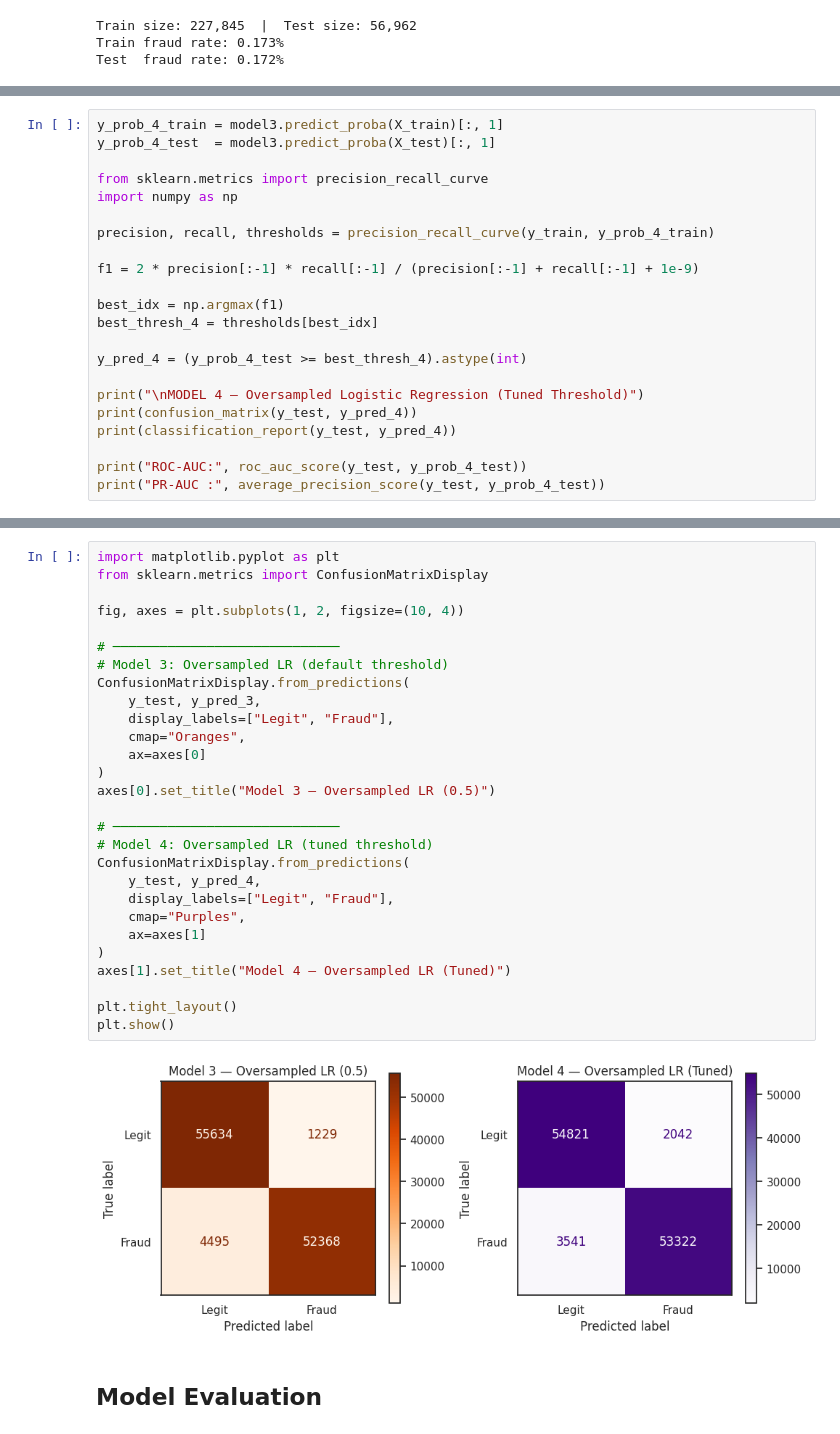
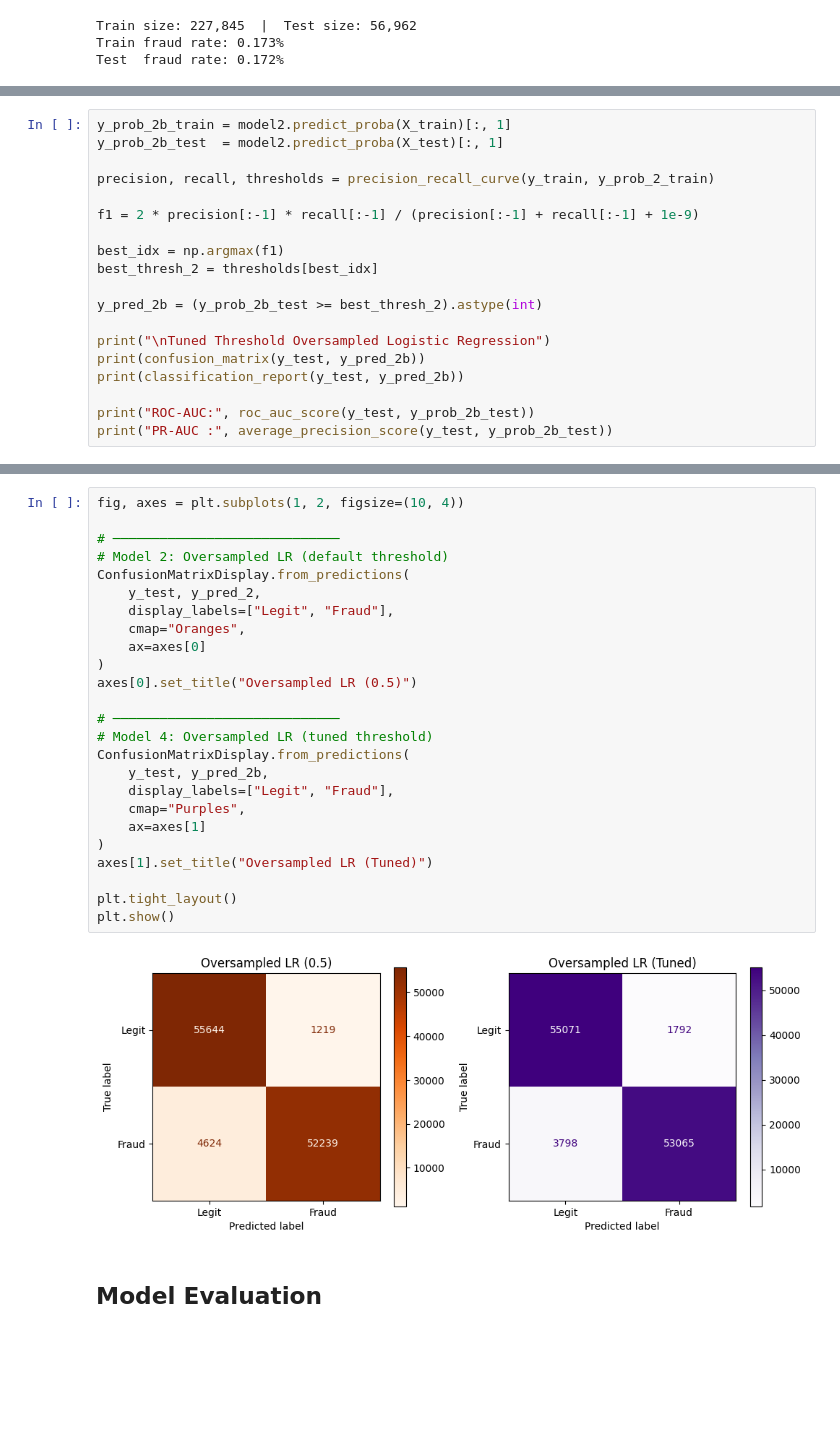
Before and after one commit to macyrm/AnalyticsFinal, a Jupyter notebook: fraud.ipynb, the cells around one changed output, grey strips where cells are left out. Saved outputs shown, nothing was run; the diff lists cells and outputs as text; blank space fills up the shorter version.

```diff
--- a/fraud.ipynb
+++ b/fraud.ipynb
@@ -434,23 +437,20 @@ Best threshold: 0.376
 # %%
-y_prob_4_train = model3.predict_proba(X_train)[:, 1]
-y_prob_4_test  = model3.predict_proba(X_test)[:, 1]
+y_prob_2b_train = model2.predict_proba(X_train)[:, 1]
+y_prob_2b_test  = model2.predict_proba(X_test)[:, 1]
 
-from sklearn.metrics import precision_recall_curve
-import numpy as np
-
-precision, recall, thresholds = precision_recall_curve(y_train, y_prob_4_train)
+precision, recall, thresholds = precision_recall_curve(y_train, y_prob_2_train)
 
 f1 = 2 * precision[:-1] * recall[:-1] / (precision[:-1] + recall[:-1] + 1e-9)
 
 best_idx = np.argmax(f1)
-best_thresh_4 = thresholds[best_idx]
+best_thresh_2 = thresholds[best_idx]
 
-y_pred_4 = (y_prob_4_test >= best_thresh_4).astype(int)
+y_pred_2b = (y_prob_2b_test >= best_thresh_2).astype(int)
 
-print("\nMODEL 4 — Oversampled Logistic Regression (Tuned Threshold)")
-print(confusion_matrix(y_test, y_pred_4))
-print(classification_report(y_test, y_pred_4))
+print("\nTuned Threshold Oversampled Logistic Regression")
+print(confusion_matrix(y_test, y_pred_2b))
+print(classification_report(y_test, y_pred_2b))
 
-print("ROC-AUC:", roc_auc_score(y_test, y_prob_4_test))
-print("PR-AUC :", average_precision_score(y_test, y_prob_4_test))
+print("ROC-AUC:", roc_auc_score(y_test, y_prob_2b_test))
+print("PR-AUC :", average_precision_score(y_test, y_prob_2b_test))
 # %% [output]
@@ -471,32 +471,29 @@ PR-AUC : 0.9895035189430256
 # %%
-import matplotlib.pyplot as plt
-from sklearn.metrics import ConfusionMatrixDisplay
-
 fig, axes = plt.subplots(1, 2, figsize=(10, 4))
 
 # ─────────────────────────────
-# Model 3: Oversampled LR (default threshold)
+# Model 2: Oversampled LR (default threshold)
 ConfusionMatrixDisplay.from_predictions(
-    y_test, y_pred_3,
+    y_test, y_pred_2,
     display_labels=["Legit", "Fraud"],
     cmap="Oranges",
     ax=axes[0]
 )
-axes[0].set_title("Model 3 — Oversampled LR (0.5)")
+axes[0].set_title("Oversampled LR (0.5)")
 
 # ─────────────────────────────
 # Model 4: Oversampled LR (tuned threshold)
 ConfusionMatrixDisplay.from_predictions(
-    y_test, y_pred_4,
+    y_test, y_pred_2b,
     display_labels=["Legit", "Fraud"],
     cmap="Purples",
     ax=axes[1]
 )
-axes[1].set_title("Model 4 — Oversampled LR (Tuned)")
+axes[1].set_title("Oversampled LR (Tuned)")
 
 plt.tight_layout()
 plt.show()
 # %% [output]
-[figure, old version]
+[figure, new version]
 # %% [markdown]
 ## Model Evaluation
```
Also changed, not shown: parts of 28 cells of this notebook.
